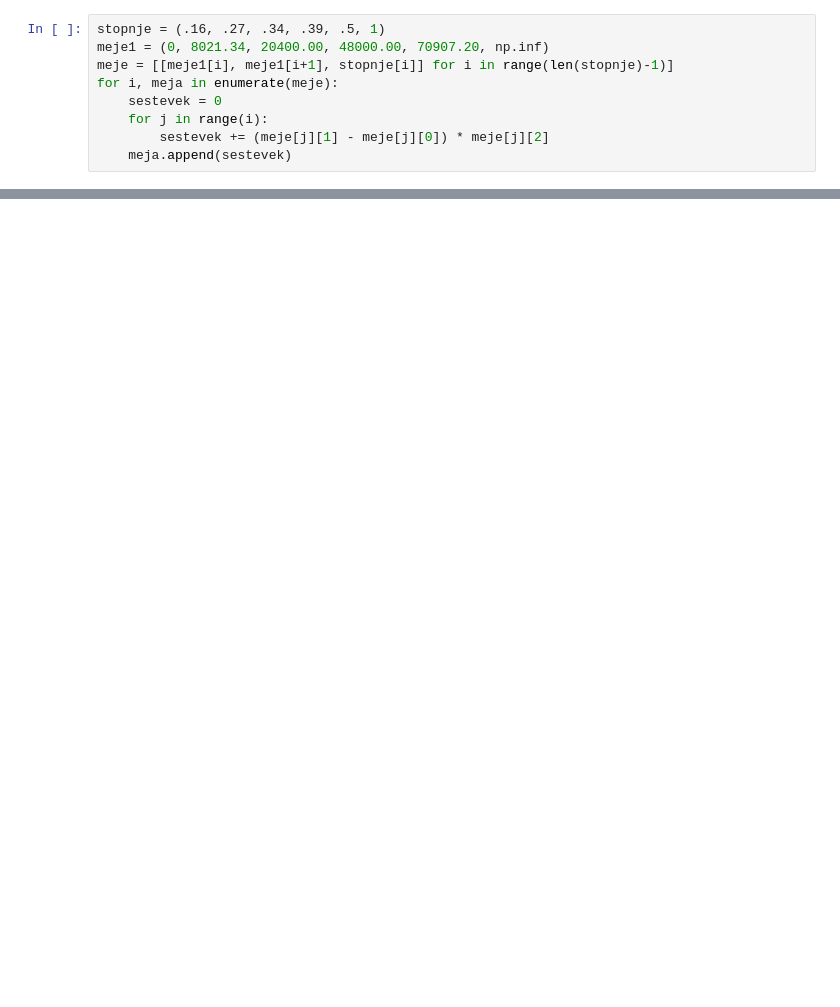
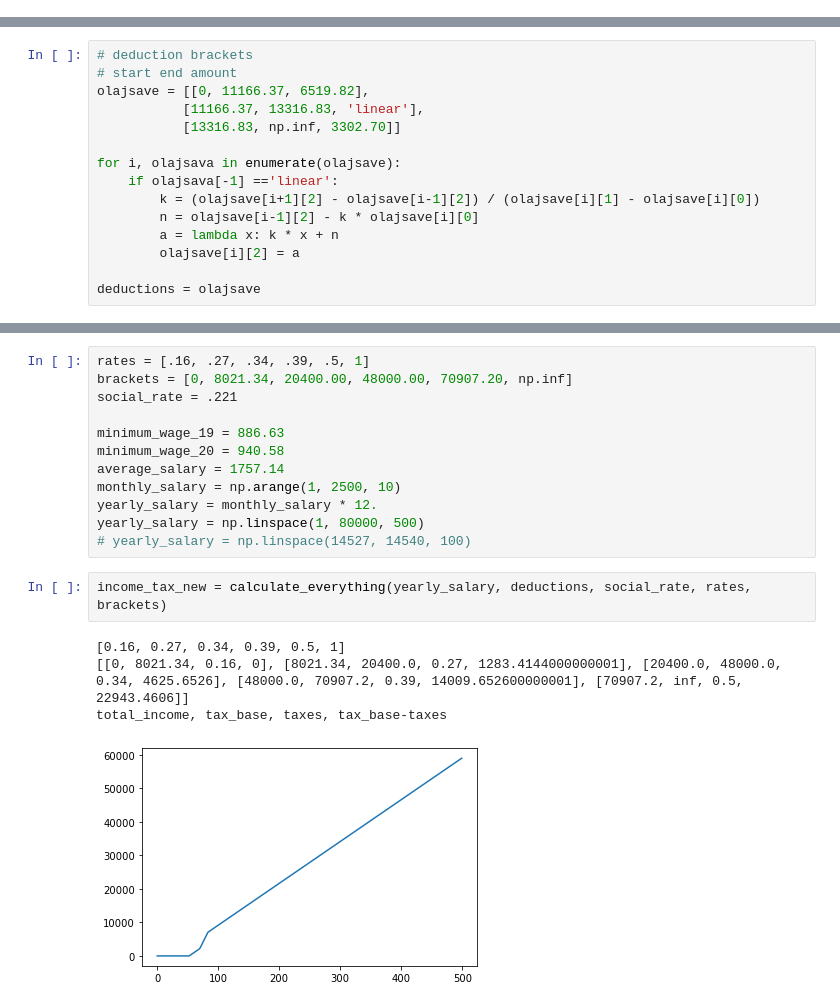
Before and after one commit to Migelo/Slovenian_tax_brackets, a Jupyter notebook: tax_brackets.ipynb, the cells around one changed output, grey strips where cells are left out. Saved outputs shown, nothing was run; the diff lists cells and outputs as text; blank space fills up the shorter version.

```diff
--- a/tax_brackets.ipynb
+++ b/tax_brackets.ipynb
@@ -4,10 +5 @@ import numpy as np
 import matplotlib.pyplot as plt
-# %%
-stopnje = (.16, .27, .34, .39, .5, 1)
-meje1 = (0, 8021.34, 20400.00, 48000.00, 70907.20, np.inf)
-meje = [[meje1[i], meje1[i+1], stopnje[i]] for i in range(len(stopnje)-1)]
-for i, meja in enumerate(meje):
-    sestevek = 0
-    for j in range(i):
-        sestevek += (meje[j][1] - meje[j][0]) * meje[j][2]
-    meja.append(sestevek)
@@ -63,0 +6,15 @@ neto_salary = yearly_salary * (1 - .221) - income_tax
+# %%
+# deduction brackets
+# start end amount
+olajsave = [[0, 11166.37, 6519.82],
+           [11166.37, 13316.83, 'linear'],
+           [13316.83, np.inf, 3302.70]]
+
+for i, olajsava in enumerate(olajsave):
+    if olajsava[-1] =='linear':
+        k = (olajsave[i+1][2] - olajsave[i-1][2]) / (olajsave[i][1] - olajsave[i][0])
+        n = olajsave[i-1][2] - k * olajsave[i][0]
+        a = lambda x: k * x + n
+        olajsave[i][2] = a
+
+deductions = olajsave
@@ -63,0 +114,19 @@ neto_salary = yearly_salary * (1 - .221) - income_tax
+# %%
+rates = [.16, .27, .34, .39, .5, 1]
+brackets = [0, 8021.34, 20400.00, 48000.00, 70907.20, np.inf]
+social_rate = .221
+
+minimum_wage_19 = 886.63
+minimum_wage_20 = 940.58
+average_salary = 1757.14
+monthly_salary = np.arange(1, 2500, 10)
+yearly_salary = monthly_salary * 12.
+yearly_salary = np.linspace(1, 80000, 500)
+# yearly_salary = np.linspace(14527, 14540, 100)
+# %%
+income_tax_new = calculate_everything(yearly_salary, deductions, social_rate, rates, brackets)
+# %% [output]
+[0.16, 0.27, 0.34, 0.39, 0.5, 1]
+[[0, 8021.34, 0.16, 0], [8021.34, 20400.0, 0.27, 1283.4144000000001], [20400.0, 48000.0, 0.34, 4625.6526], [48000.0, 70907.2, 0.39, 14009.652600000001], [70907.2, inf, 0.5, 22943.4606]]
+total_income, tax_base, taxes, tax_base-taxes
+[figure, added]
```
Also changed, not shown: parts of 15 cells of this notebook.
